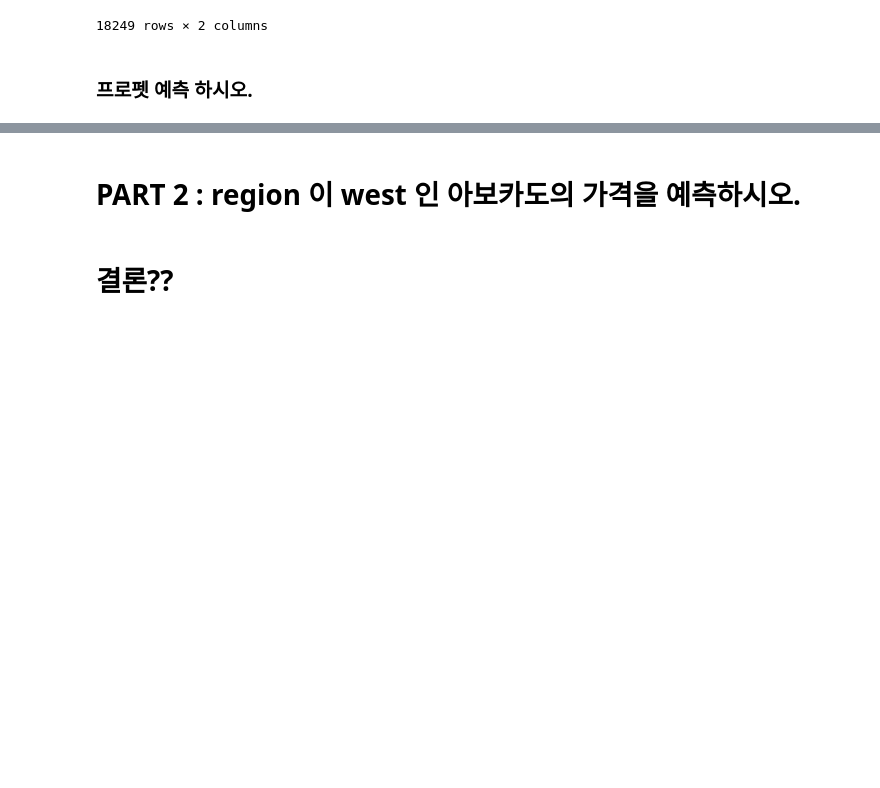
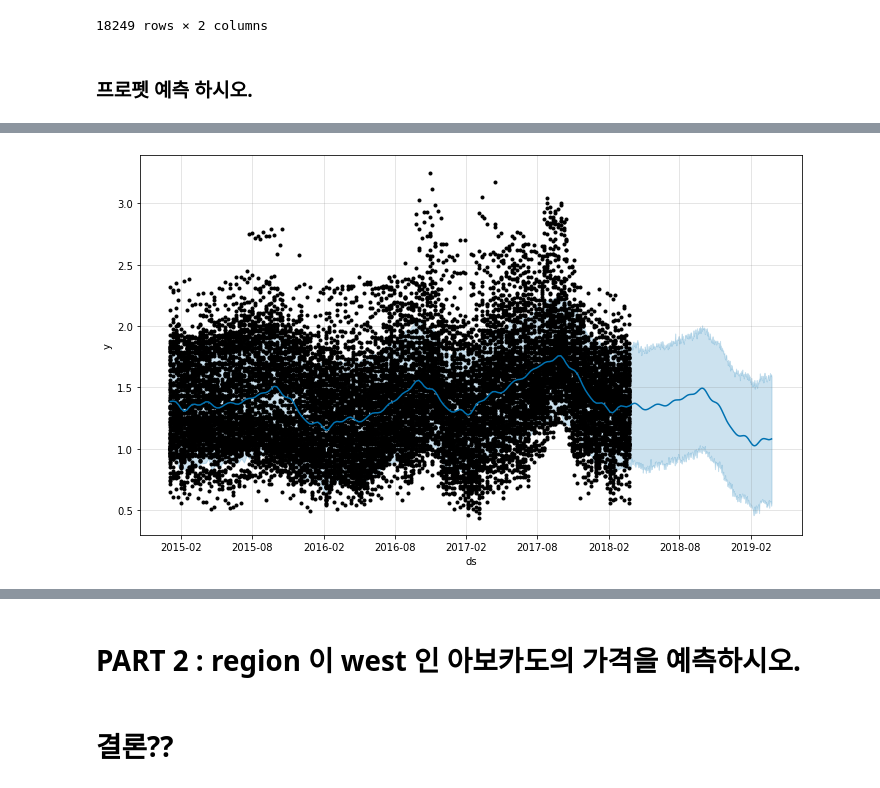
Before and after one commit to leopard4/yh-k3, a Jupyter notebook: 딥러닝강의파일/16_Avocado_Prices_Prediction.ipynb, the cells around one changed output, grey strips where cells are left out. Drawn from its saved outputs; the diff is of its cells as text; code cells hidden in the pictures; blank space fills up the shorter version.

```diff
--- a/딥러닝강의파일/16_Avocado_Prices_Prediction.ipynb
+++ b/딥러닝강의파일/16_Avocado_Prices_Prediction.ipynb
@@ -233,0 +232,6 @@ avocado_prophet_df
+# %%
+# 1. 라이브러리를 변수로 만들고,
+prophet = Prophet()
+# %%
+# 2. 데이터로, 학습 시킨다.
+prophet.fit(avocado_prophet_df)
@@ -233,0 +242,8 @@ avocado_prophet_df
+# %%
+# 365일치를 예측하시오.
+# 3. 예측하고자 하는 기간을 정해서, 비어있는 데이터 프레임을 만든다!
+future = prophet.make_future_dataframe(periods=365, freq='D')
+# %%
+# 4. 이제, 미래 날짜까지 만들어져 있으니,
+#    위의 future 데이터프레임을 이용해서, 예측할 수 있다.
+forecast = prophet.predict(future)
@@ -234,2 +266,7 @@ avocado_prophet_df
 # %%
 # 차트로 확인하시오.
+# %%
+prophet.plot(forecast)
+plt.savefig('chart1.jpg')
+# %% [output]
+[figure, added]
```
Also changed, not shown: parts of 4 cells of this notebook.
